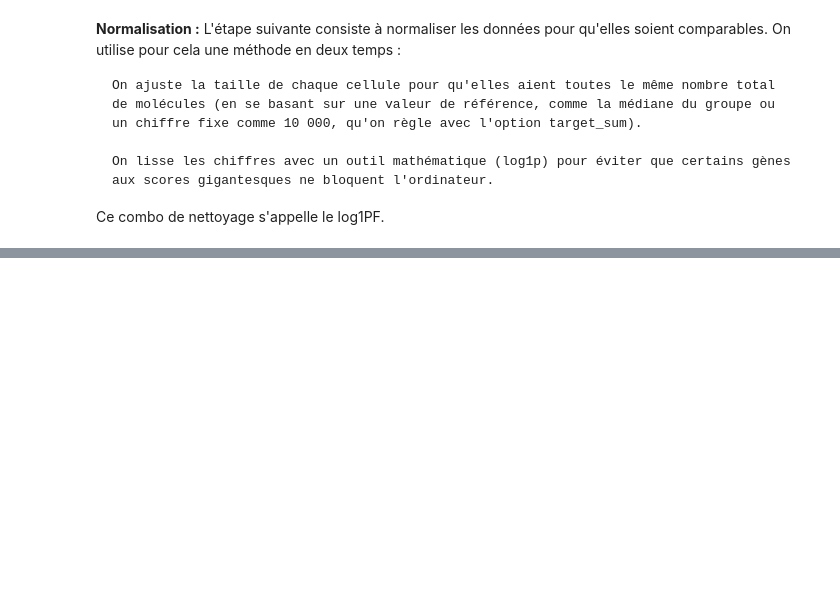
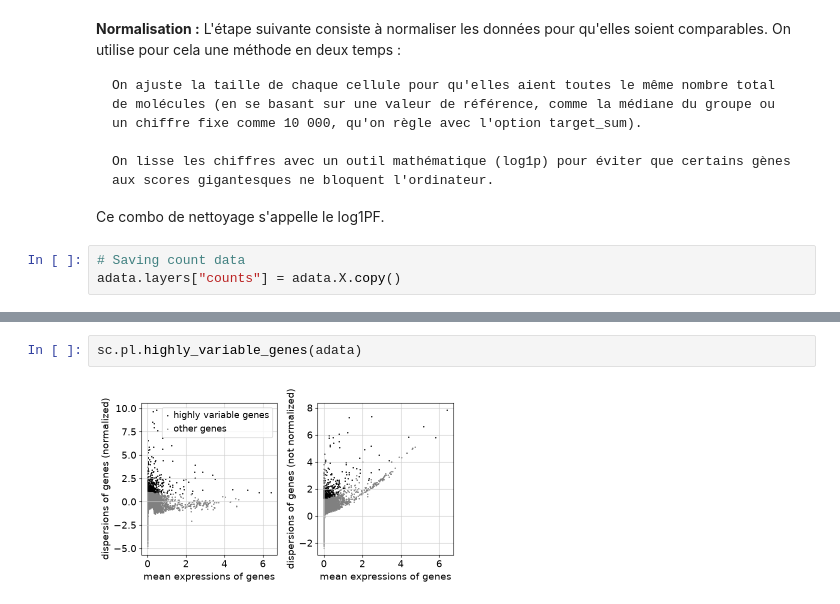
Before and after one commit to AntoineMalet/PUBLIC-python, a Jupyter notebook: single-cell-training/scanpy.ipynb, the cells around one changed output, grey strips where cells are left out. Saved outputs shown, nothing was run; the diff lists cells and outputs as text; blank space fills up the shorter version.

```diff
--- a/single-cell-training/scanpy.ipynb
+++ b/single-cell-training/scanpy.ipynb
@@ -118,3 +118,6 @@ On utilise pour cela une méthode en deux temps :
     On lisse les chiffres avec un outil mathématique (log1p) pour éviter que certains gènes aux scores gigantesques ne bloquent l'ordinateur.
 
 Ce combo de nettoyage s'appelle le log1PF.
+# %%
+# Saving count data
+adata.layers["counts"] = adata.X.copy()
@@ -120,0 +182,4 @@ Ce combo de nettoyage s'appelle le log1PF.
+# %%
+sc.pl.highly_variable_genes(adata)
+# %% [output]
+[figure, added]
```
Also changed, not shown: parts of 7 cells of this notebook, 1 other file.
